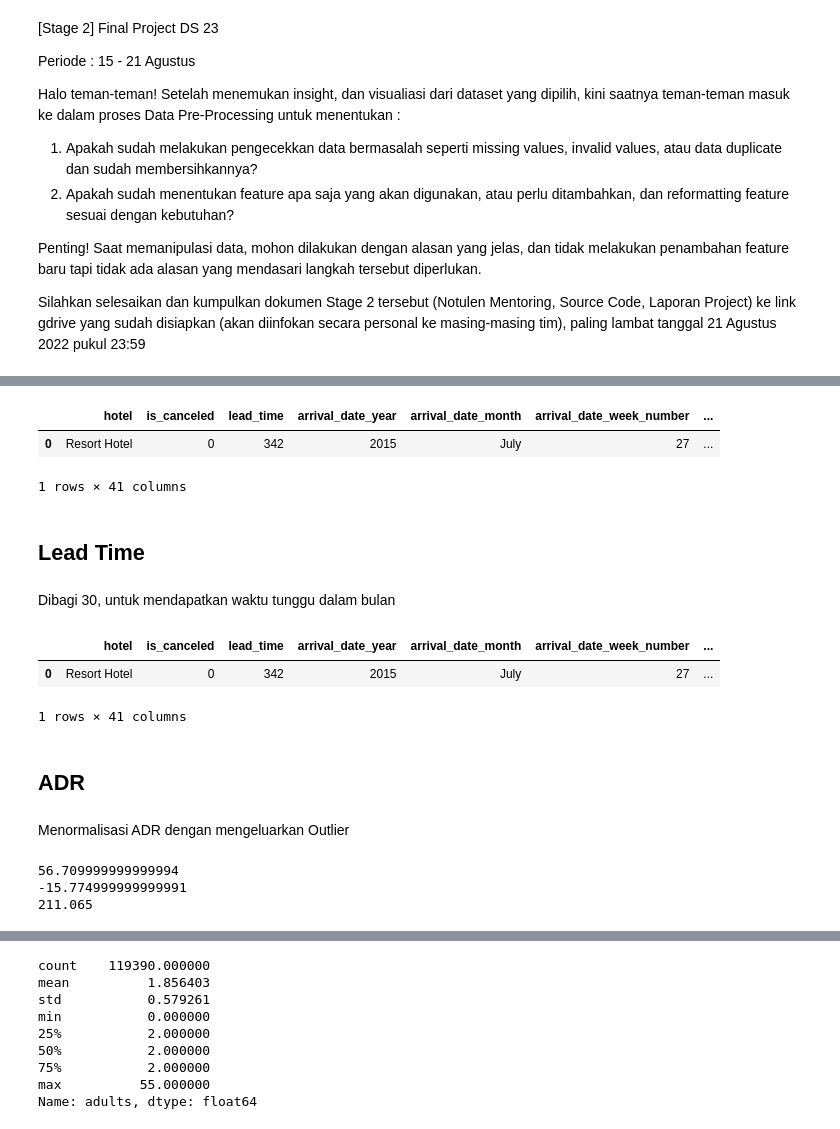
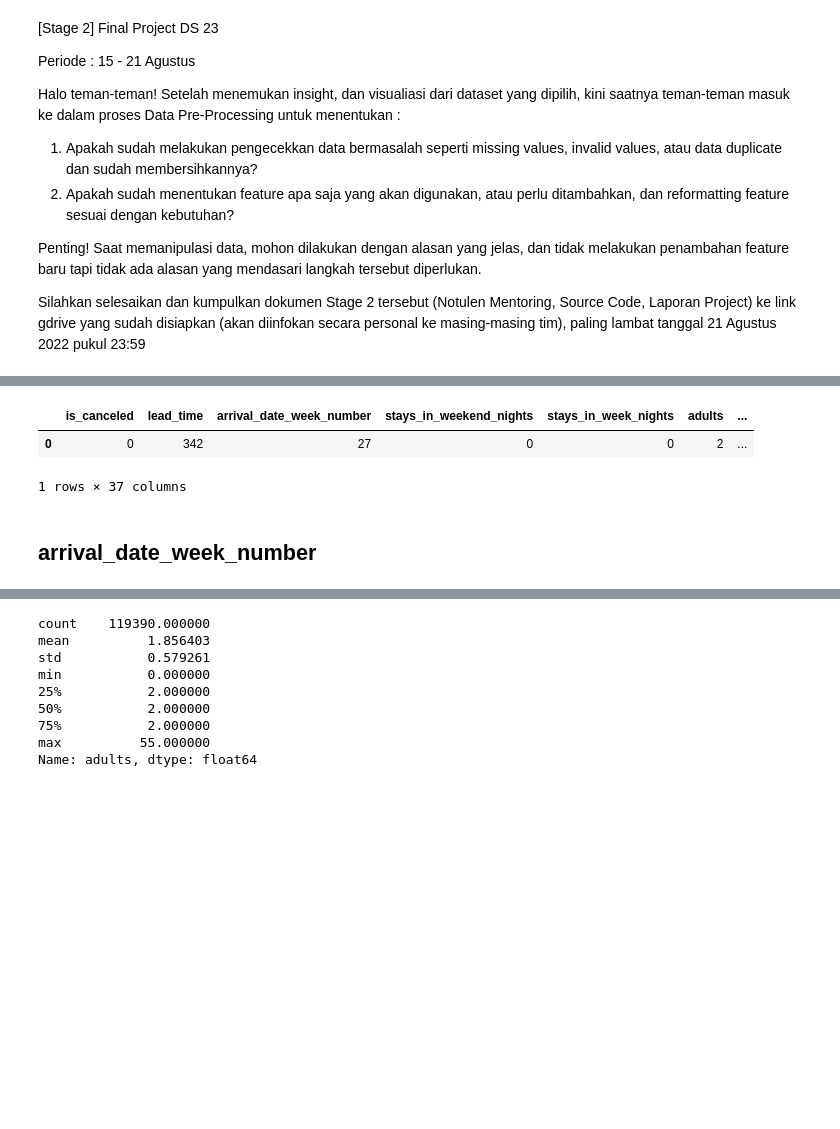
Before and after one commit to ari-mhp/FP-Rakamin-DS-MD-Hotel, a Jupyter notebook: stage2.ipynb, the cells around one changed output, grey strips where cells are left out. Cells and saved outputs as stored; diff of their text form; code cells hidden in the pictures; blank space fills up the shorter version.

```diff
--- a/stage2.ipynb
+++ b/stage2.ipynb
@@ -73,0 +54,3 @@ Silahkan selesaikan dan kumpulkan dokumen Stage 2 tersebut (Notulen Mentoring, S
+# %%
+df_clean = df.copy()
+df_clean.head()
@@ -73,0 +69,10 @@ Silahkan selesaikan dan kumpulkan dokumen Stage 2 tersebut (Notulen Mentoring, S
+# %%
+# OHE
+hotel_ohe = pd.get_dummies(df.hotel,drop_first=True)
+# Gabungkan hasil OHE ke dataset
+df_clean = df_clean.join(hotel_ohe)
+# Hapus kolom `hotel`
+df_clean = df_clean.drop('hotel', axis=1)
+
+
+df_clean.head(1)
@@ -73,0 +87,6 @@ Silahkan selesaikan dan kumpulkan dokumen Stage 2 tersebut (Notulen Mentoring, S
+# %%
+df_clean['month_lead_time'] = df_clean['lead_time'].div(30).round()
+df_clean.head(1)
+
+#hapus kolom `lead_time`
+# df_clean = df_clean.drop('lead_time', axis=1)
@@ -103,53 +130,30 @@ def month(x):
             month = '12'
     return month
 # %%
-df['month_number'] = df.apply(lambda x: month(x), axis=1)
+df_clean['month_number'] = df_clean.apply(lambda x: month(x), axis=1)
 # merubah tahun dan hari menjadi string
-df["arrival_date_day_of_month"]= df["arrival_date_day_of_month"].astype(str)
-df["arrival_date_year"]= df["arrival_date_year"].astype(str)
+df_clean["arrival_date_day_of_month"] = df_clean["arrival_date_day_of_month"].astype(str)
+df_clean["arrival_date_year"] = df_clean["arrival_date_year"].astype(str)
 # membuat kolom date of arrival
-df["Date"] = pd.to_datetime(df["arrival_date_year"] + "/" + df["month_number"] + "/" + df["arrival_date_day_of_month"])
+df_clean["date"] = pd.to_datetime(df_clean["arrival_date_year"] + "/" + df_clean["month_number"] + "/" + df_clean["arrival_date_day_of_month"])
+
 # menambahkan info tanggal weekend
-df["isWeekend"] = df["Date"].dt.weekday >= 5
+df_clean["isWeekend"] = df_clean["date"].dt.weekday >= 5
 def weekend(x):
     if x['isWeekend'] ==True:
             weekend = '1'
     else:
             weekend = '0'
     return weekend
-df['is_weekend'] = df.apply(lambda x: weekend(x), axis=1)
-df.head(1)
+df_clean['is_weekend'] = df_clean.apply(lambda x: weekend(x), axis=1)
-# %% [output]
-|  | hotel | is_canceled | lead_time | arrival_date_year | arrival_date_month | arrival_date_week_number | ... |
-| 0 | Resort Hotel | 0 | 342 | 2015 | July | 27 | ... |
-1 rows × 41 columns
-# %% [markdown]
-## Lead Time
-# %% [markdown]
-Dibagi 30, untuk mendapatkan waktu tunggu dalam bulan
-# %%
-df['month_lead_time']=df['lead_time'].div(30).round()
-df.head(1)
-# %% [output]
-|  | hotel | is_canceled | lead_time | arrival_date_year | arrival_date_month | arrival_date_week_number | ... |
-| 0 | Resort Hotel | 0 | 342 | 2015 | July | 27 | ... |
-1 rows × 41 columns
+# %%
+# Menghapus kolom yang tidak terpakai
+df_clean = df_clean.drop(['arrival_date_year', 'arrival_date_month', 'arrival_date_day_of_month', 'isWeekend'], axis=1)
+
+df_clean.head(1)
+# %% [output]
+|  | is_canceled | lead_time | arrival_date_week_number | stays_in_weekend_nights | stays_in_week_nights | adults | ... |
+| 0 | 0 | 342 | 27 | 0 | 0 | 2 | ... |
+1 rows × 37 columns
 # %% [markdown]
-## ADR
+## arrival_date_week_number
-# %% [markdown]
-Menormalisasi ADR dengan mengeluarkan Outlier
-# %%
-# Batas atas dan bawah ADR
-Q1 = df['adr'].quantile(0.25)
-Q3 = df['adr'].quantile(0.75)
-IQR = Q3 - Q1
-low_limit = Q1 - (IQR * 1.5)
-high_limit = Q3 + (IQR * 1.5)
-
-print(IQR)
-print(low_limit)
-print(high_limit)
-# %% [output]
-56.709999999999994
--15.774999999999991
-211.065
```
Also changed, not shown: parts of 115 cells of this notebook.
